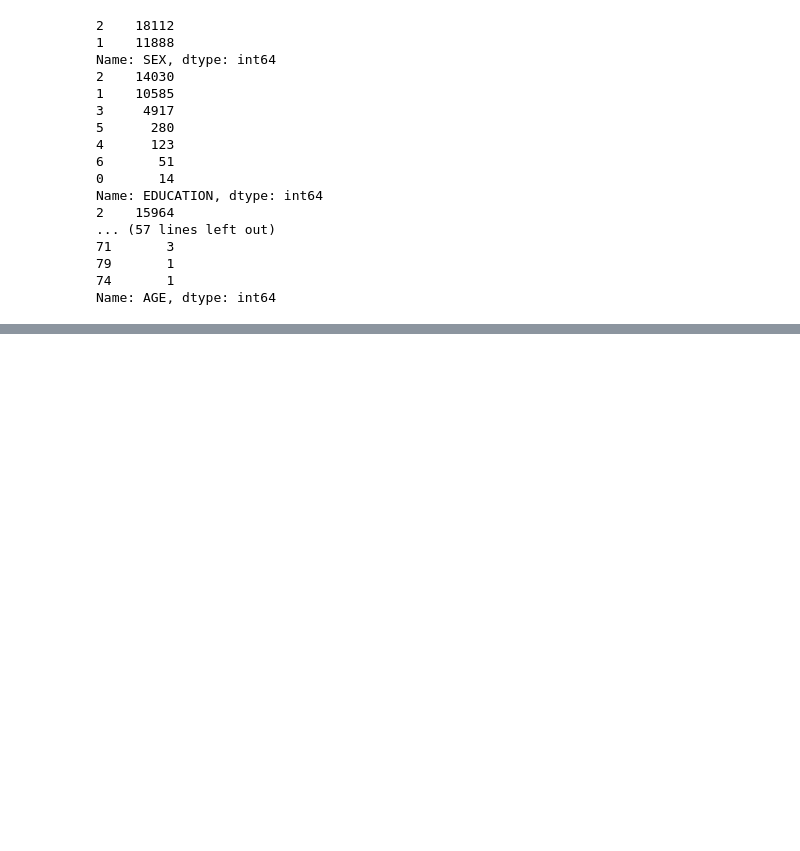
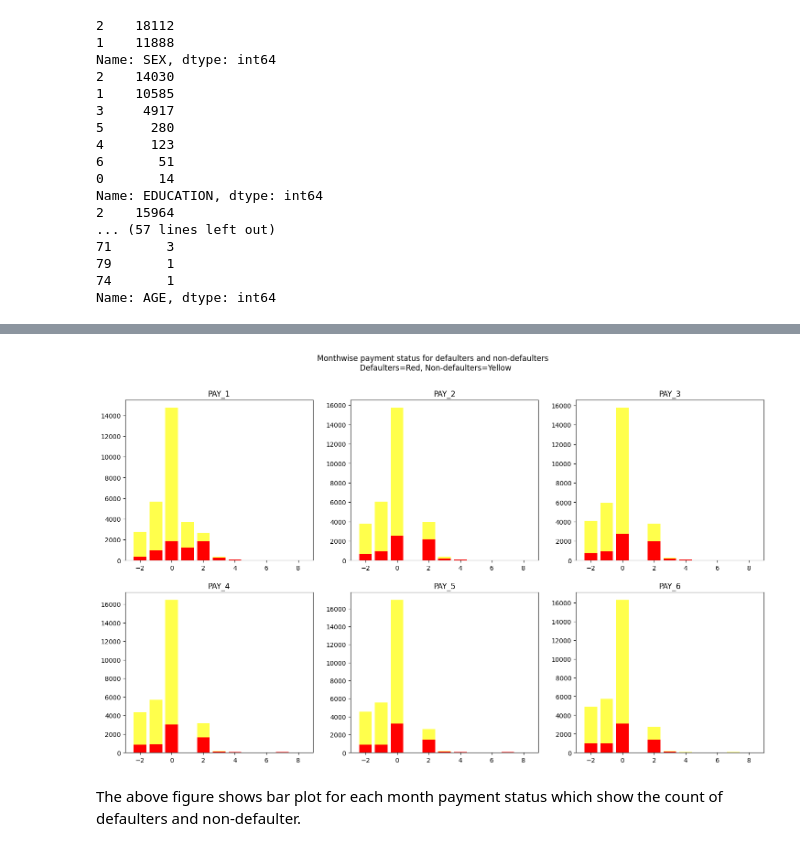
Before and after one commit to niteshavagabond/Credit-Card-Default-Prediction, a Jupyter notebook: Credit_Card_Default_Prediction.ipynb, the cells around one changed output, grey strips where cells are left out. Saved outputs shown, nothing was run; the diff lists cells and outputs as text; code cells hidden in the pictures; blank space fills up the shorter version.

```diff
--- a/Credit_Card_Default_Prediction.ipynb
+++ b/Credit_Card_Default_Prediction.ipynb
@@ -218,0 +243,25 @@ for col in independent_variable:
+# %%
+# Creating a function to get columnn names in the given range.
+def getColumnsNames(prefix):
+  '''
+  This function is used for columnn names in the given range.
+  '''
+  return [prefix+str(x) for x in range(1,7)]
+# %%
+# PAY_1 , PAY_2 , PAY_3 , PAY_4 , PAY_5, PAY_6
+pay_status_columns = getColumnsNames('PAY_')
+figure, ax = plt.subplots(2,3)
+figure.set_size_inches(18,10)
+for i in range(len(pay_status_columns)):
+    row,col = int(i/3), i%3
+
+    d = df[pay_status_columns[i]].value_counts()
+    x = df[pay_status_columns[i]][(df['DEFAULT_PAYMENT']==1)].value_counts()
+    ax[row,col].bar(d.index, d, align='center', color='yellow',alpha = 0.7)
+    ax[row,col].bar(x.index, x, align='center', color='red')
+    ax[row,col].set_title(pay_status_columns[i])
+    plt.suptitle("Monthwise payment status for defaulters and non-defaulters \n Defaulters=Red, Non-defaulters=Yellow")
+# %% [output]
+[figure, added]
+# %% [markdown]
+The above figure shows bar plot for each month payment status which show the count of defaulters and non-defaulter.
```
Also changed, not shown: parts of 116 cells of this notebook.
